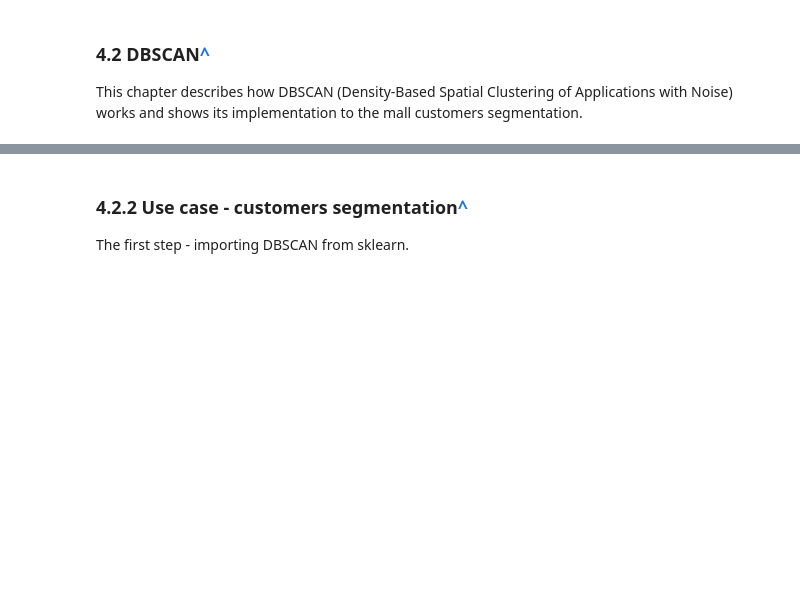
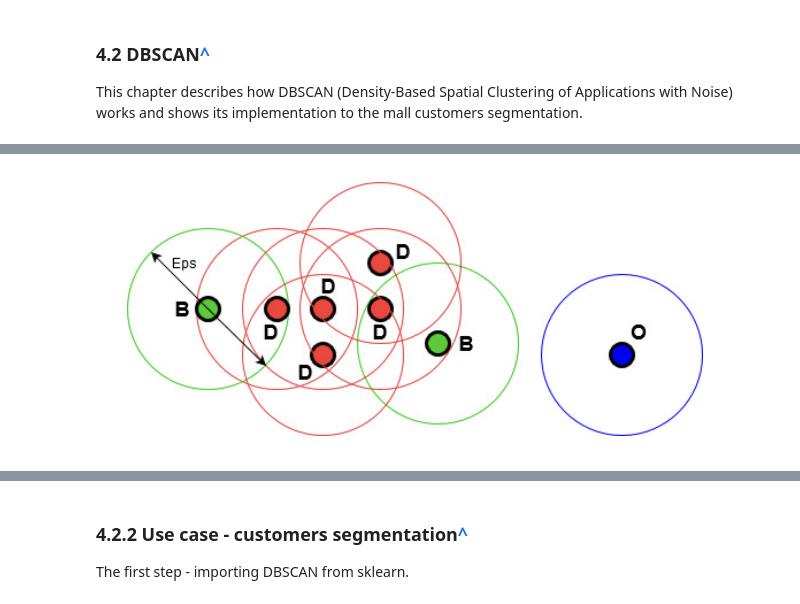
Before and after one commit to jparkgit/ESAA-24-1, a Jupyter notebook: Week4_HW2_Kaggle_customers_clustering.ipynb, the cells around one changed output, grey strips where cells are left out. Drawn from its saved outputs; the diff is of its cells as text; code cells hidden in the pictures; blank space fills up the shorter version.

```diff
--- a/Week4_HW2_Kaggle_customers_clustering.ipynb
+++ b/Week4_HW2_Kaggle_customers_clustering.ipynb
@@ -747,0 +733,6 @@ There are various variations and extensions proposed by machine learning researc
+# %%
+from PIL import Image
+im = Image.open("/content/Screenshot 2024-03-31 at 22.21.34.png")
+im
+# %% [output]
+[figure, added]
```
Also changed, not shown: parts of 3 cells of this notebook.
